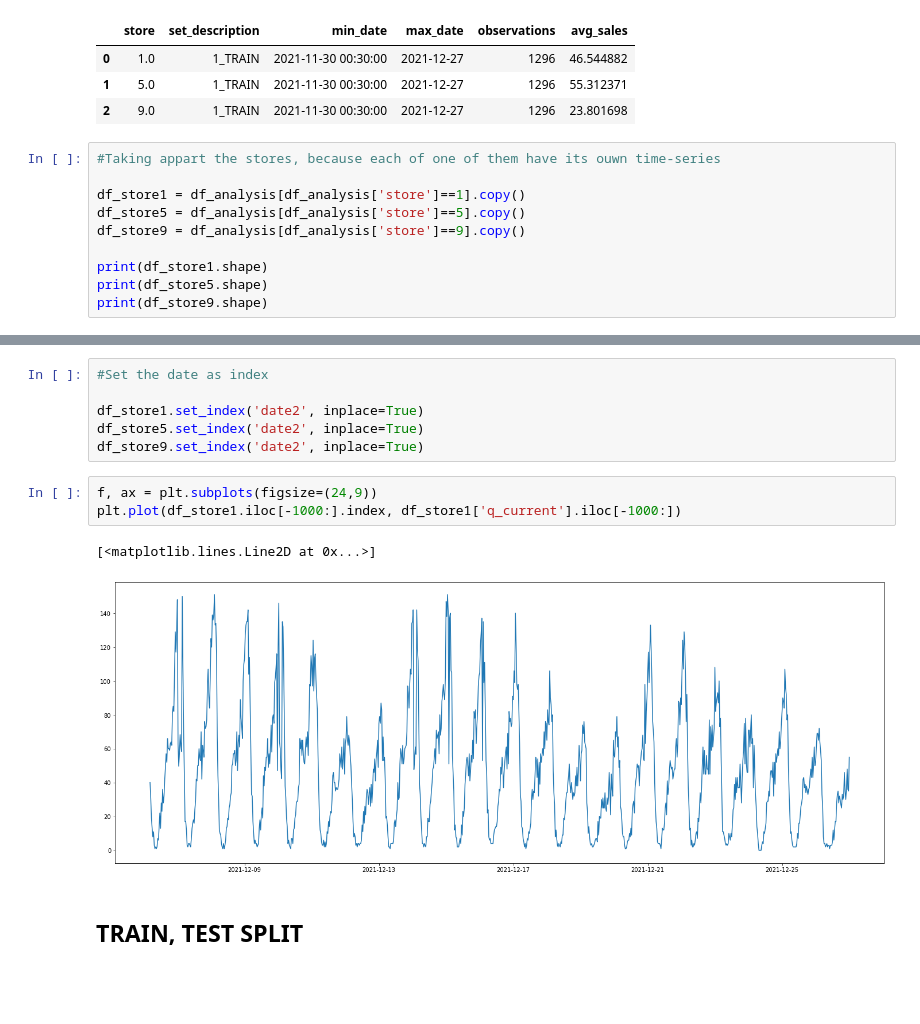
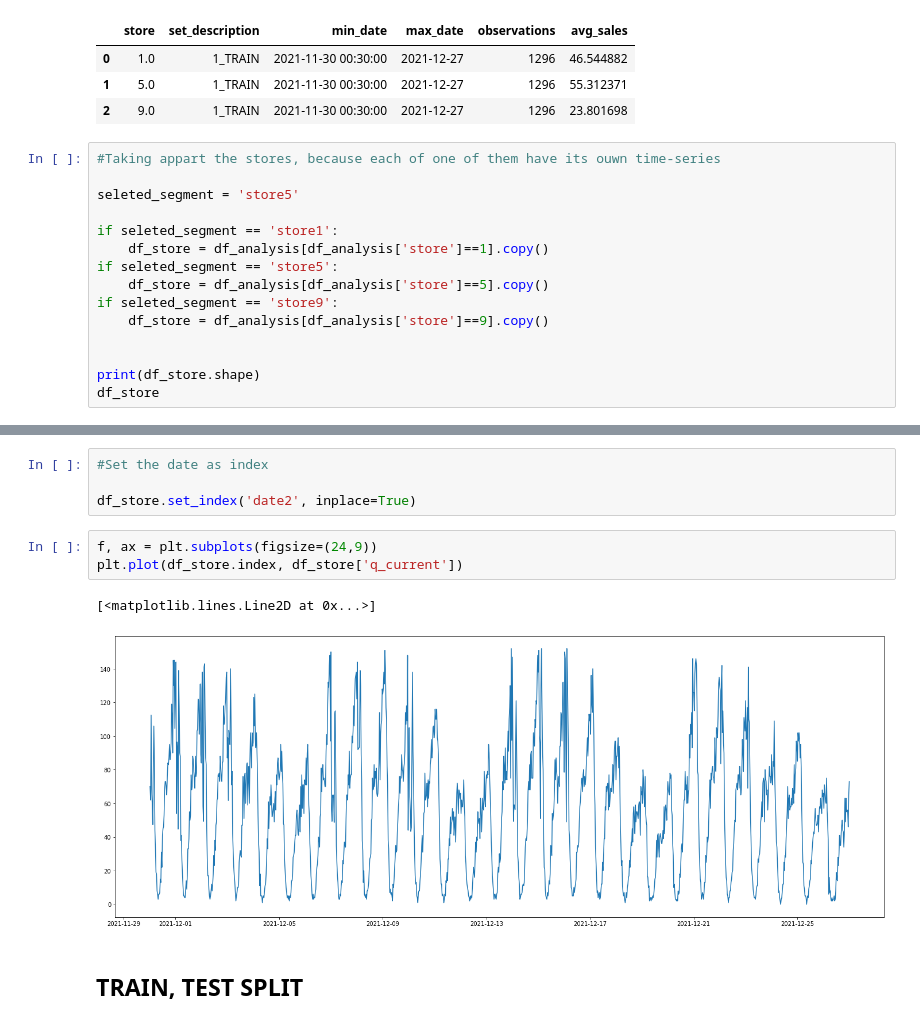
Before and after one commit to willyuyasan/sales_prediction_oe, a Jupyter notebook: data_science/03_DATA_MODELLING_TS.ipynb, the cells around one changed output, grey strips where cells are left out. Saved outputs shown, nothing was run; the diff lists cells and outputs as text; blank space fills up the shorter version.

```diff
--- a/data_science/03_DATA_MODELLING_TS.ipynb
+++ b/data_science/03_DATA_MODELLING_TS.ipynb
@@ -113,12 +116,17 @@ df_stores_summary
 # %%
 #Taking appart the stores, because each of one of them have its ouwn time-series
 
-df_store1 = df_analysis[df_analysis['store']==1].copy()
-df_store5 = df_analysis[df_analysis['store']==5].copy()
-df_store9 = df_analysis[df_analysis['store']==9].copy()
+seleted_segment = 'store5'
 
-print(df_store1.shape)
-print(df_store5.shape)
-print(df_store9.shape)
+if seleted_segment == 'store1':
+    df_store = df_analysis[df_analysis['store']==1].copy()
+if seleted_segment == 'store5':
+    df_store = df_analysis[df_analysis['store']==5].copy()
+if seleted_segment == 'store9':
+    df_store = df_analysis[df_analysis['store']==9].copy()
+
+
+print(df_store.shape)
+df_store
 # %% [output]
 (1296, 8)
@@ -127,15 +146,13 @@ print(df_store9.shape)
 # %%
 #Set the date as index
 
-df_store1.set_index('date2', inplace=True)
-df_store5.set_index('date2', inplace=True)
-df_store9.set_index('date2', inplace=True)
+df_store.set_index('date2', inplace=True)
 # %%
 f, ax = plt.subplots(figsize=(24,9))
-plt.plot(df_store1.iloc[-1000:].index, df_store1['q_current'].iloc[-1000:])
+plt.plot(df_store.index, df_store['q_current'])
 # %% [output]
 [<matplotlib.lines.Line2D at 0x...>]
-[figure, old version]
+[figure, new version]
 # %% [markdown]
 ## TRAIN, TEST SPLIT
 # %% [markdown]
```
Also changed, not shown: parts of 20 cells of this notebook, 9 other files.
